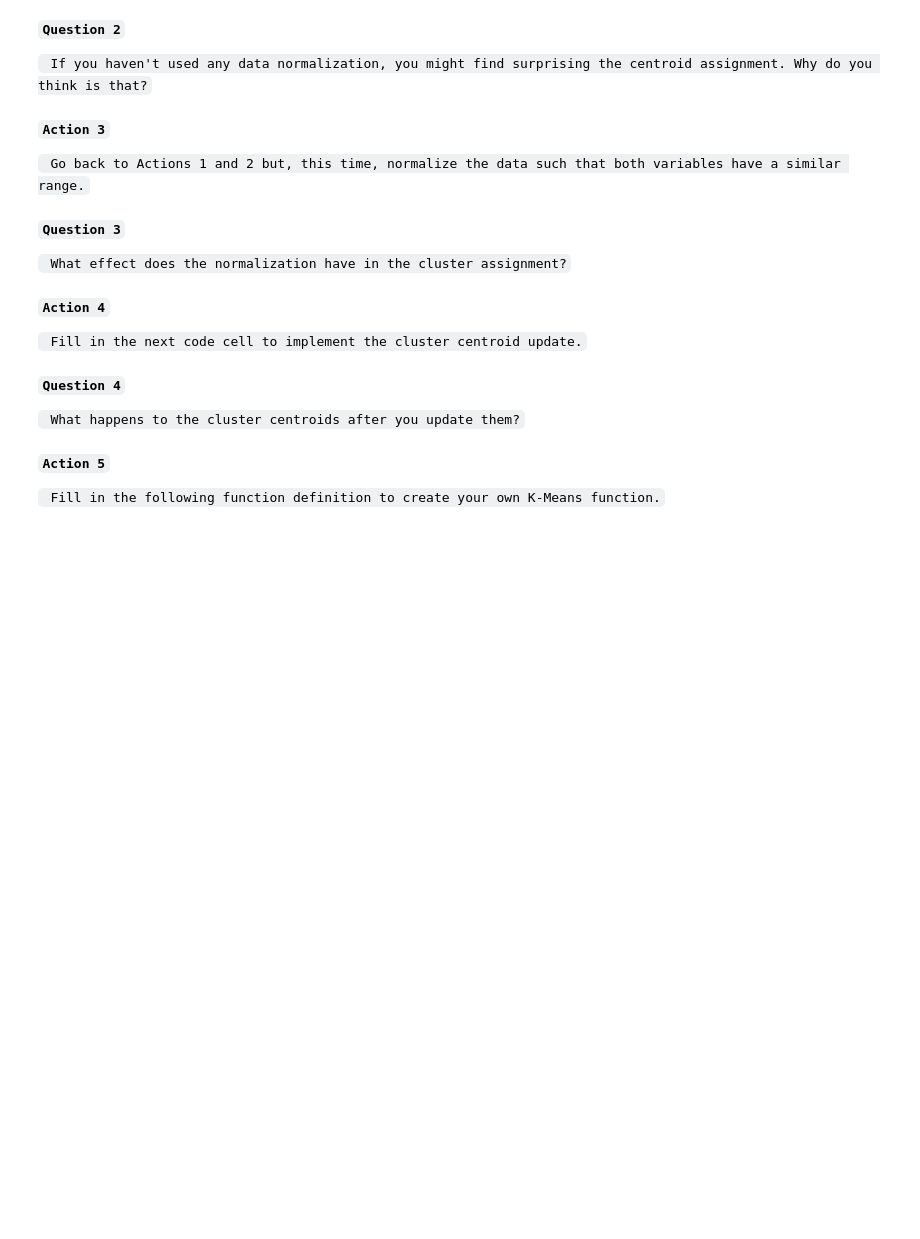
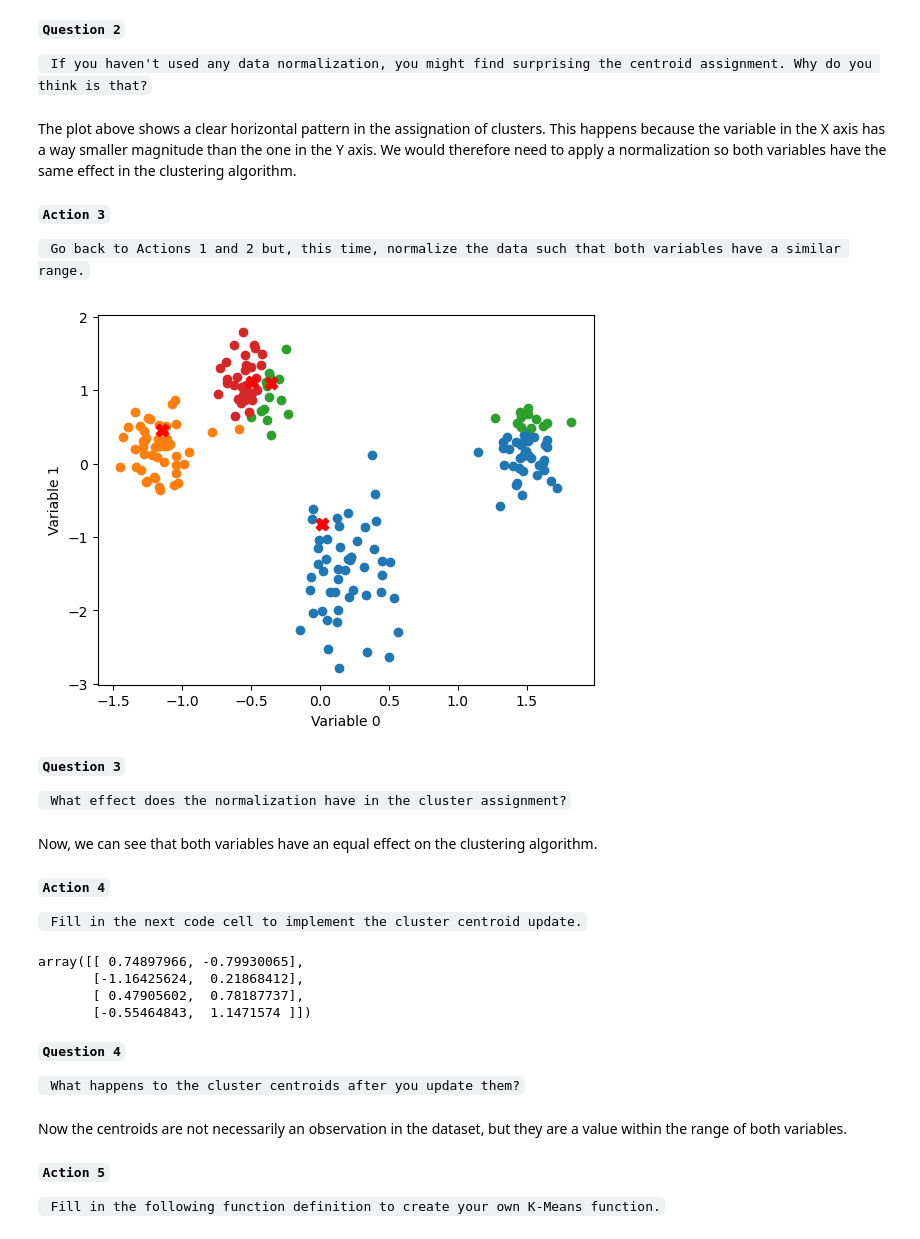
Before and after one commit to mdominguezd/MachineLearning_Project_MDD_LRI, a Jupyter notebook: Project/MGI_W3_groupwork_clustering.ipynb, the cells around one changed output. Saved outputs shown, nothing was run; the diff lists cells and outputs as text; code cells hidden in the pictures; blank space fills up the shorter version.

```diff
--- a/Project/MGI_W3_groupwork_clustering.ipynb
+++ b/Project/MGI_W3_groupwork_clustering.ipynb
@@ -95,14 +103,47 @@ plt.show()
 **``Question 2``**
 
 `` If you haven't used any data normalization, you might find surprising the centroid assignment. Why do you think is that?``
+# %% [markdown]
+The plot above shows a clear horizontal pattern in the assignation of clusters. This happens because the variable in the X axis has a way smaller magnitude than the one in the Y axis. We would therefore need to apply a normalization so both variables have the same effect in the clustering algorithm.
 # %% [markdown]
 **``Action 3``**
 
 `` Go back to Actions 1 and 2 but, this time, normalize the data such that both variables have a similar range.``
+# %%
+# First we normalize the variables in the dataset
+norm_data = np.apply_along_axis(lambda x : (x - np.mean(x))/np.std(x), 0, data2d)
+
+K = 4
+
+## TODO: Choose K data points as initial cluster centroids
+random_indeces = random.sample(range(len(norm_data)),K)
+cluster_centroids = norm_data[random_indeces]
+
+## TODO: Compute distance between all data points and all centroids
+distances = pairwise_distances(norm_data, cluster_centroids)
+
+## TODO: Get the closest centroid to each data point
+cluster_assignments = np.argmin(distances, 1)
+
+## Plot the cluster assignments with this code
+fig, ax = plt.subplots(1)
+
+for i in range(K):
+    ax.scatter(norm_data[cluster_assignments==i,0],norm_data[cluster_assignments==i,1])
+    plt.xlabel('Variable 0')
+    plt.ylabel('Variable 1')
+
+ax.scatter(cluster_centroids[:,0], cluster_centroids[:,1], marker = 'X', s = 80, c = 'red')
+
+plt.show()
+# %% [output]
+[figure, added]
 # %% [markdown]
 **``Question 3``**
 
 `` What effect does the normalization have in the cluster assignment?``
+# %% [markdown]
+Now, we can see that both variables have an equal effect on the clustering algorithm.
 # %% [markdown]
 **``Action 4``**
 
@@ -110,11 +151,19 @@ plt.show()
 # %%
 ## TODO: Update the centroids
 for i in range(K):
-    cluster_centroids[i,:] = ...
+    cluster_centroids[i,:] = np.mean(norm_data[cluster_assignments == i], axis = 0)
+cluster_centroids
+# %% [output]
+array([[ 0.74897966, -0.79930065],
+       [-1.16425624,  0.21868412],
+       [ 0.47905602,  0.78187737],
+       [-0.55464843,  1.1471574 ]])
 # %% [markdown]
 **``Question 4``**
 
 `` What happens to the cluster centroids after you update them?``
+# %% [markdown]
+Now the centroids are not necessarily an observation in the dataset, but they are a value within the range of both variables.
 # %% [markdown]
 **``Action 5``**
 
```
Also changed, not shown: parts of 17 cells of this notebook.
